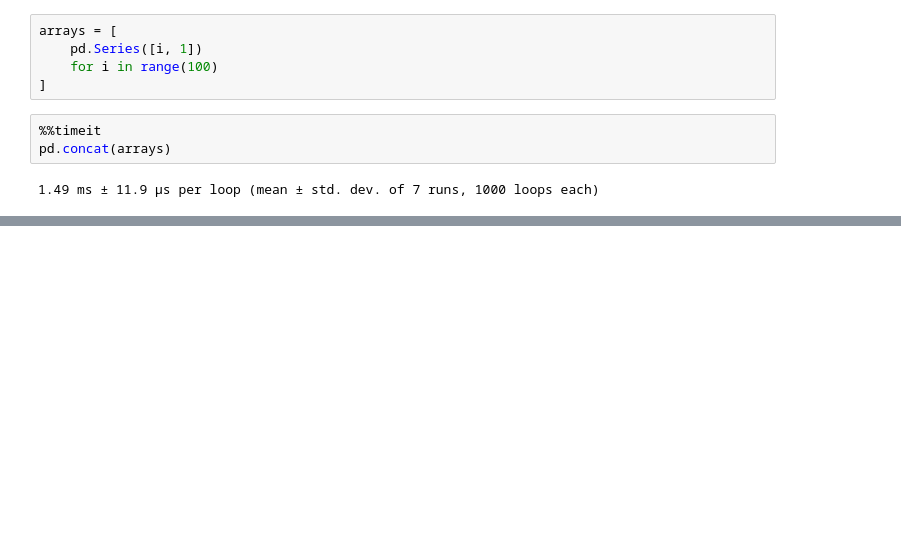
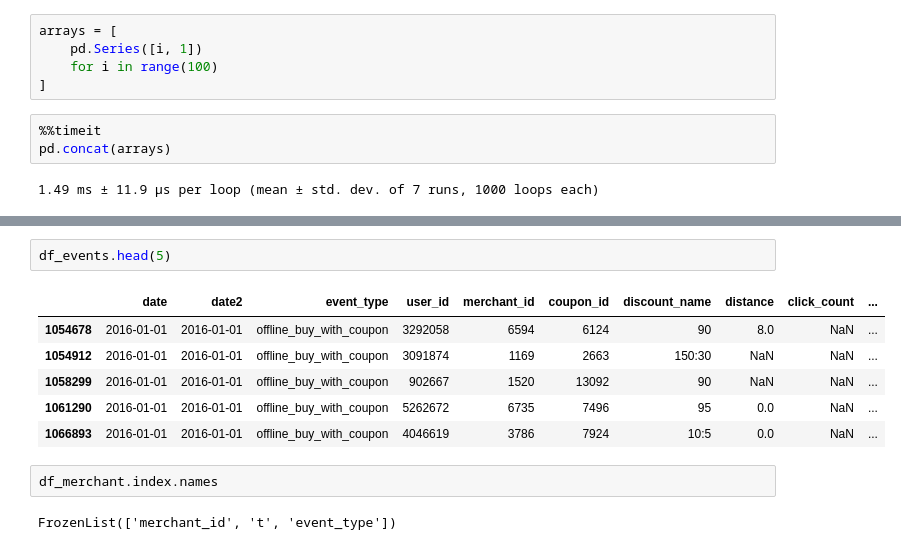
Before and after one commit to guyskk/tianchi-o2o-coupon-usage-predict, a Jupyter notebook: ts_spark.ipynb, the cells around one changed output, grey strips where cells are left out. Drawn from its saved outputs; the diff is of its cells as text; blank space fills up the shorter version.

```diff
--- a/ts_spark.ipynb
+++ b/ts_spark.ipynb
@@ -259,0 +411,13 @@ pd.Timestamp('2016-01-05').dayofyear
+# %%
+df_events.head(5)
+# %% [output]
+|  | date | date2 | event_type | user_id | merchant_id | coupon_id | discount_name | distance | click_count | ... |
+| 1054678 | 2016-01-01 | 2016-01-01 | offline_buy_with_coupon | 3292058 | 6594 | 6124 | 90 | 8.0 | NaN | ... |
+| 1054912 | 2016-01-01 | 2016-01-01 | offline_buy_with_coupon | 3091874 | 1169 | 2663 | 150:30 | NaN | NaN | ... |
+| 1058299 | 2016-01-01 | 2016-01-01 | offline_buy_with_coupon | 902667 | 1520 | 13092 | 90 | NaN | NaN | ... |
+| 1061290 | 2016-01-01 | 2016-01-01 | offline_buy_with_coupon | 5262672 | 6735 | 7496 | 95 | 0.0 | NaN | ... |
+| 1066893 | 2016-01-01 | 2016-01-01 | offline_buy_with_coupon | 4046619 | 3786 | 7924 | 10:5 | 0.0 | NaN | ... |
+# %%
+df_merchant.index.names
+# %% [output]
+FrozenList(['merchant_id', 't', 'event_type'])
```
Also changed, not shown: parts of 21 cells of this notebook, 1 other file.
